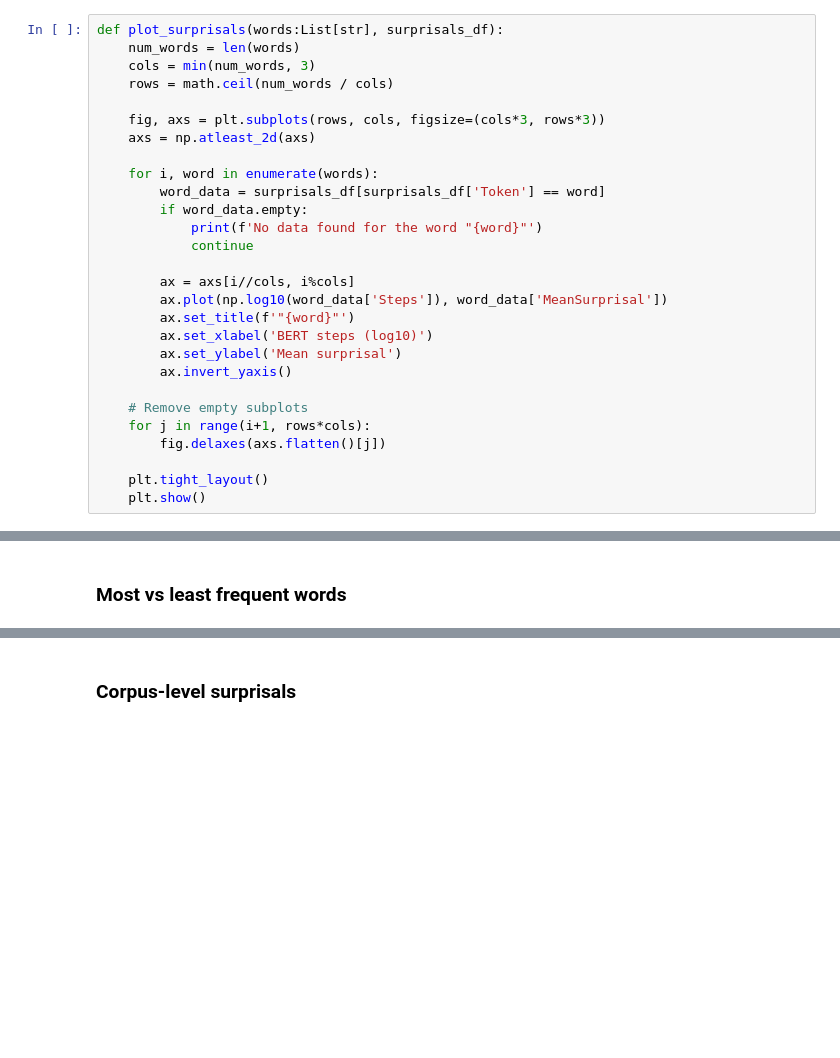
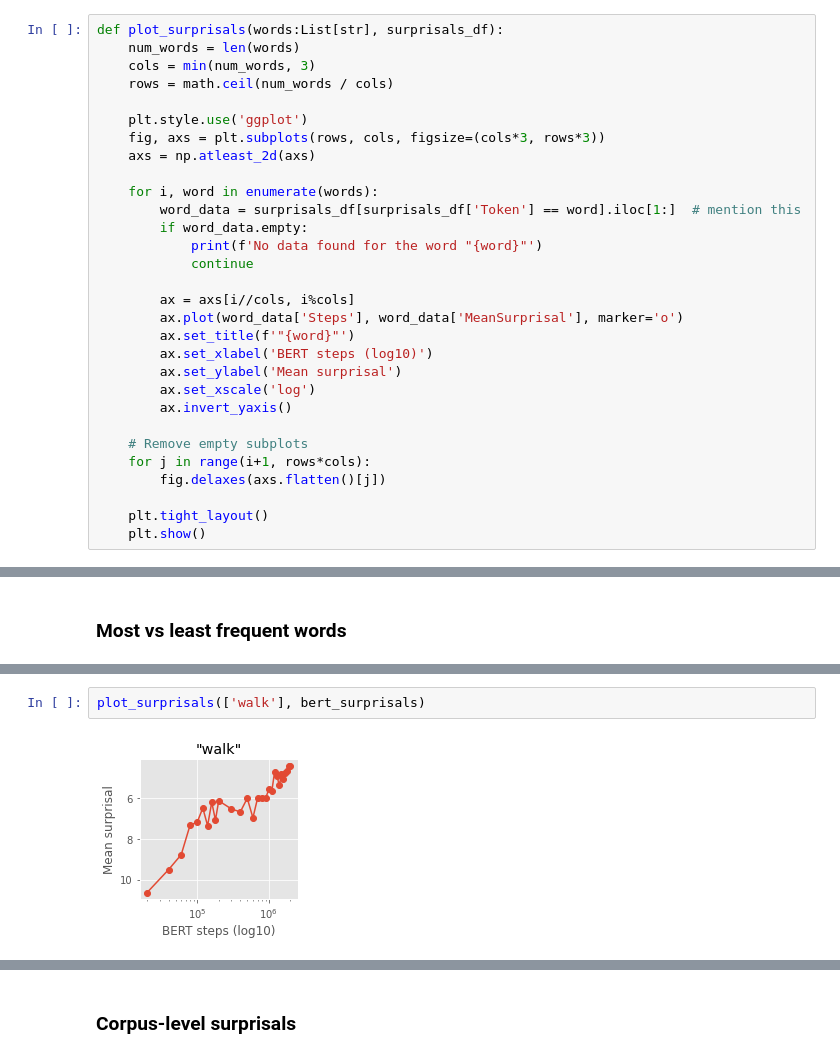
Before and after one commit to NazaninShafiabadi/word-acquisition-language-models, a Jupyter notebook: scripts/analyses.ipynb, the cells around one changed output, grey strips where cells are left out. Cells and saved outputs as stored; diff of their text form; blank space fills up the shorter version.

```diff
--- a/scripts/analyses.ipynb
+++ b/scripts/analyses.ipynb
@@ -14,20 +20,22 @@ def plot_surprisals(words:List[str], surprisals_df):
     cols = min(num_words, 3)
     rows = math.ceil(num_words / cols)
 
+    plt.style.use('ggplot')
     fig, axs = plt.subplots(rows, cols, figsize=(cols*3, rows*3))
     axs = np.atleast_2d(axs)
 
     for i, word in enumerate(words):
-        word_data = surprisals_df[surprisals_df['Token'] == word]
+        word_data = surprisals_df[surprisals_df['Token'] == word].iloc[1:]  # mention this
         if word_data.empty:
             print(f'No data found for the word "{word}"')
             continue
 
         ax = axs[i//cols, i%cols]
-        ax.plot(np.log10(word_data['Steps']), word_data['MeanSurprisal'])
+        ax.plot(word_data['Steps'], word_data['MeanSurprisal'], marker='o')
         ax.set_title(f'"{word}"')
         ax.set_xlabel('BERT steps (log10)')
         ax.set_ylabel('Mean surprisal')
+        ax.set_xscale('log')
         ax.invert_yaxis()
 
     # Remove empty subplots
@@ -85,0 +108,4 @@ plot_surprisals(
+# %%
+plot_surprisals(['walk'], bert_surprisals)
+# %% [output]
+[figure, added]
```
Also changed, not shown: parts of 17 cells of this notebook, 1 other file.
